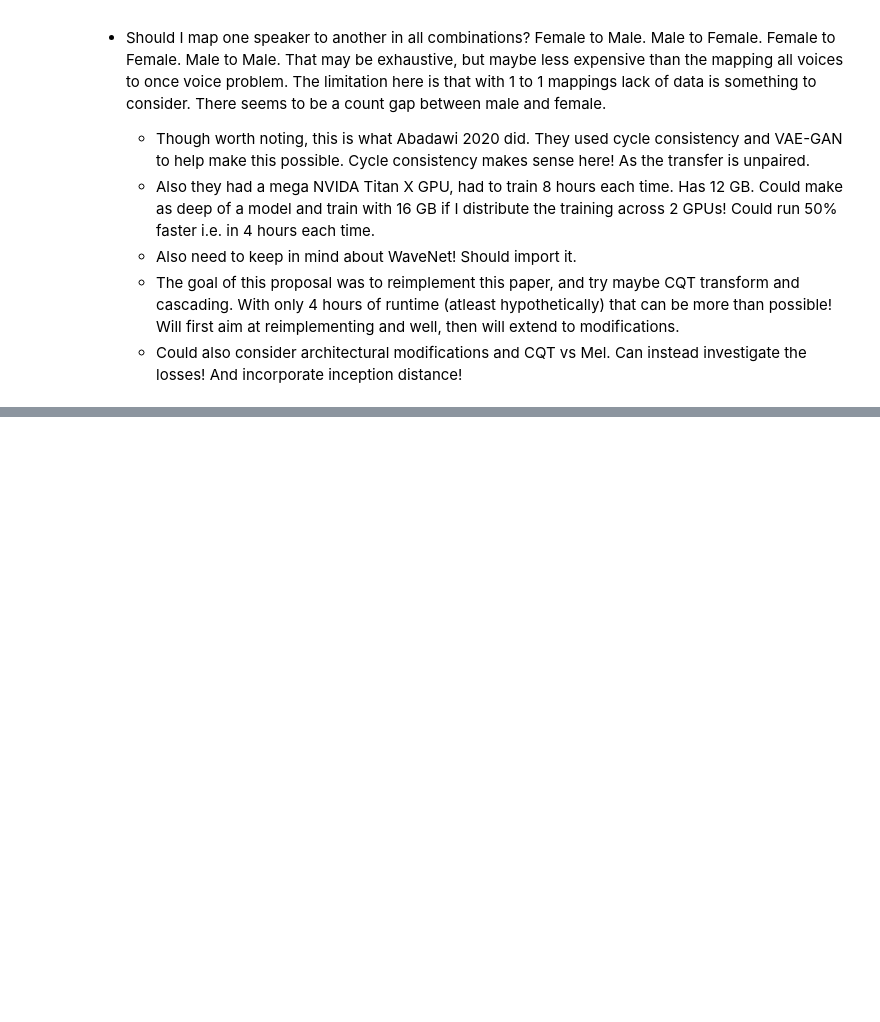
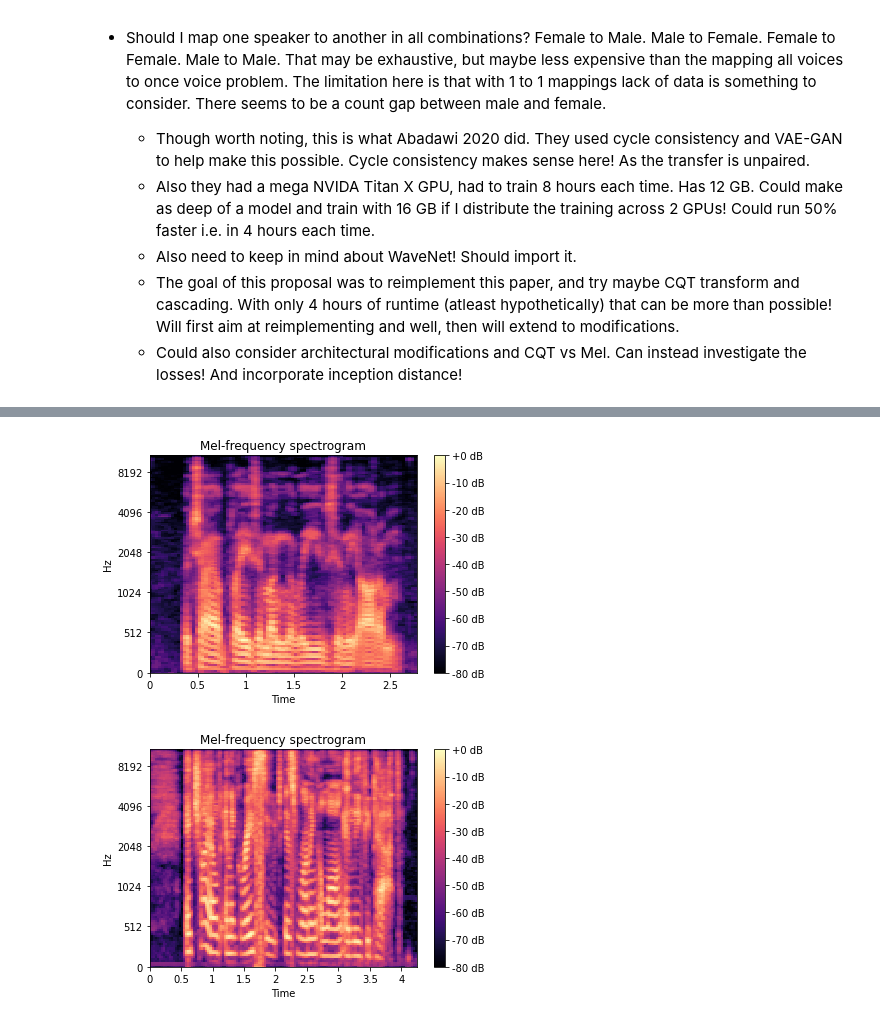
Before and after one commit to RussellSB/tt-vae-gan, a Jupyter notebook: main.ipynb, the cells around one changed output, grey strips where cells are left out. Cells and saved outputs as stored; diff of their text form; code cells hidden in the pictures; blank space fills up the shorter version.

```diff
--- a/main.ipynb
+++ b/main.ipynb
@@ -173,0 +177,7 @@ melset_speaker_4 = load_pickle('pool/melset_speaker_4.pickle')
+# %%
+def show_mel(mel, sr=16000):
+    plt.figure()
+    S_dB = librosa.power_to_db(mel, ref=np.max)
+    img = librosa.display.specshow(S_dB, x_axis='time', y_axis='mel', sr=sr)
+    plt.colorbar(format="%+2.f dB")
+    plt.title('Mel-frequency spectrogram')
@@ -173,0 +186,6 @@ melset_speaker_4 = load_pickle('pool/melset_speaker_4.pickle')
+# %%
+show_mel(melset_speaker_7[0])
+show_mel(melset_speaker_4[0])
+# %% [output]
+[figure, added]
+[figure, added]
```
Also changed, not shown: parts of 20 cells of this notebook.
